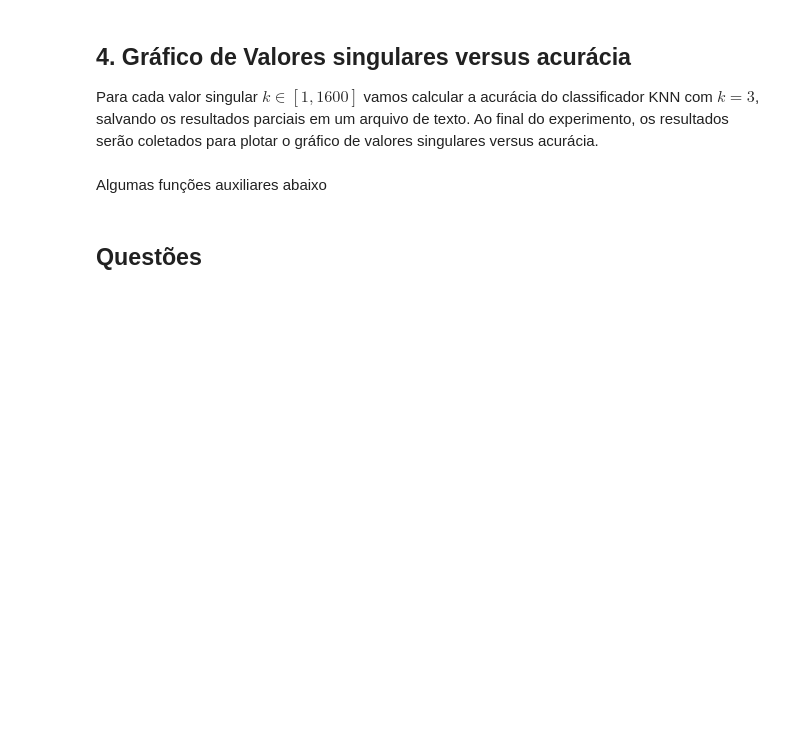
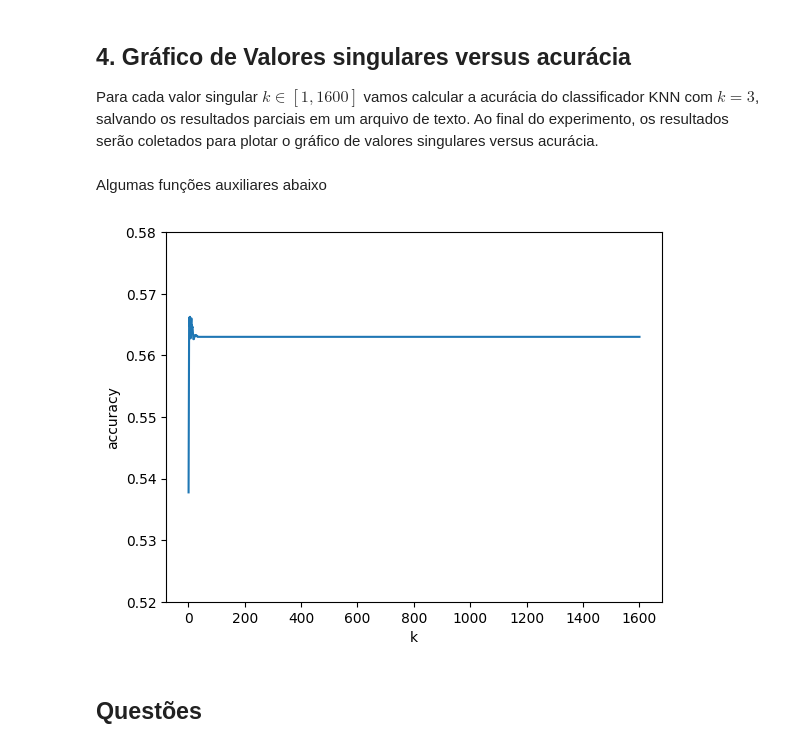
Before and after one commit to GabrielLins64/fad-trabalho-2, a Jupyter notebook: fad-gabriel_lins.ipynb, the cells around one changed output. Cells and saved outputs as stored; diff of their text form; code cells hidden in the pictures; blank space fills up the shorter version.

Commit message:
add results chart

```diff
--- a/fad-gabriel_lins.ipynb
+++ b/fad-gabriel_lins.ipynb
@@ -364,6 +364,17 @@ def save_results(k, accuracy):
 #     accuracy = classify(test_features, test_labels)
 
 #     save_results(k, accuracy)
+# %%
+results_df = pd.read_csv('results.csv')
+k = results_df['k']
+accuracy = results_df['accuracy']
+plt.plot(k, accuracy)
+plt.xlabel('k')
+plt.ylabel('accuracy')
+plt.ylim(0.52, 0.58)
+plt.show()
+# %% [output]
+[figure, added]
 # %% [markdown]
 ## Questões
 # %% [markdown]
```
